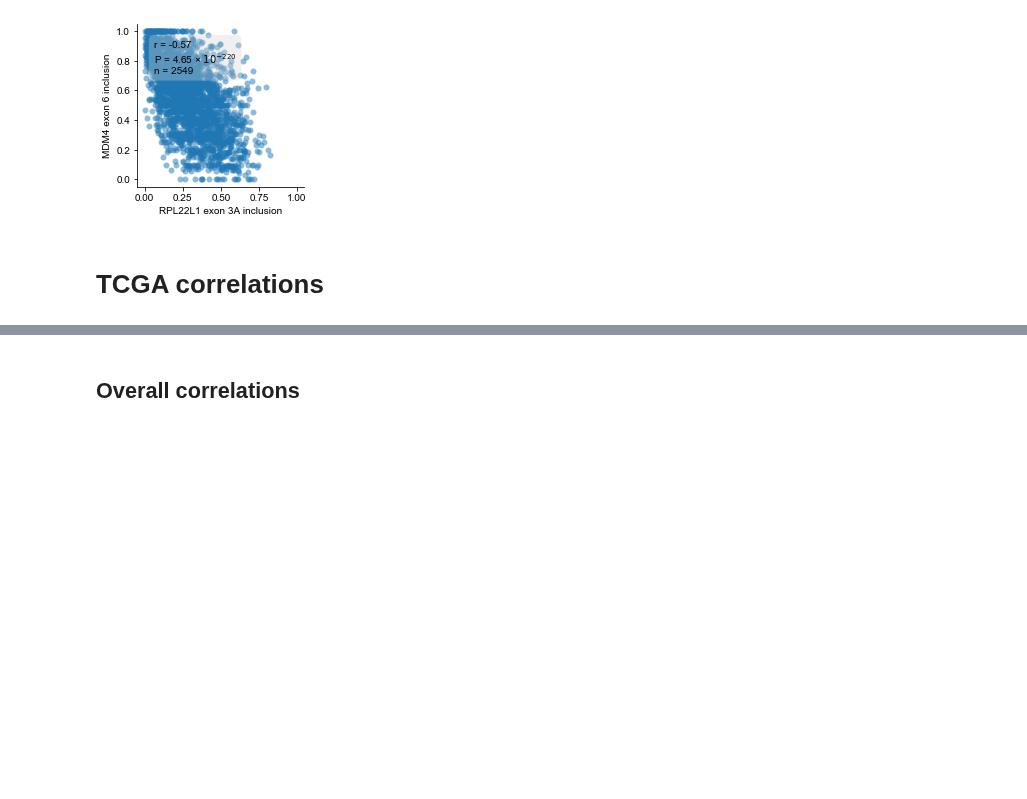
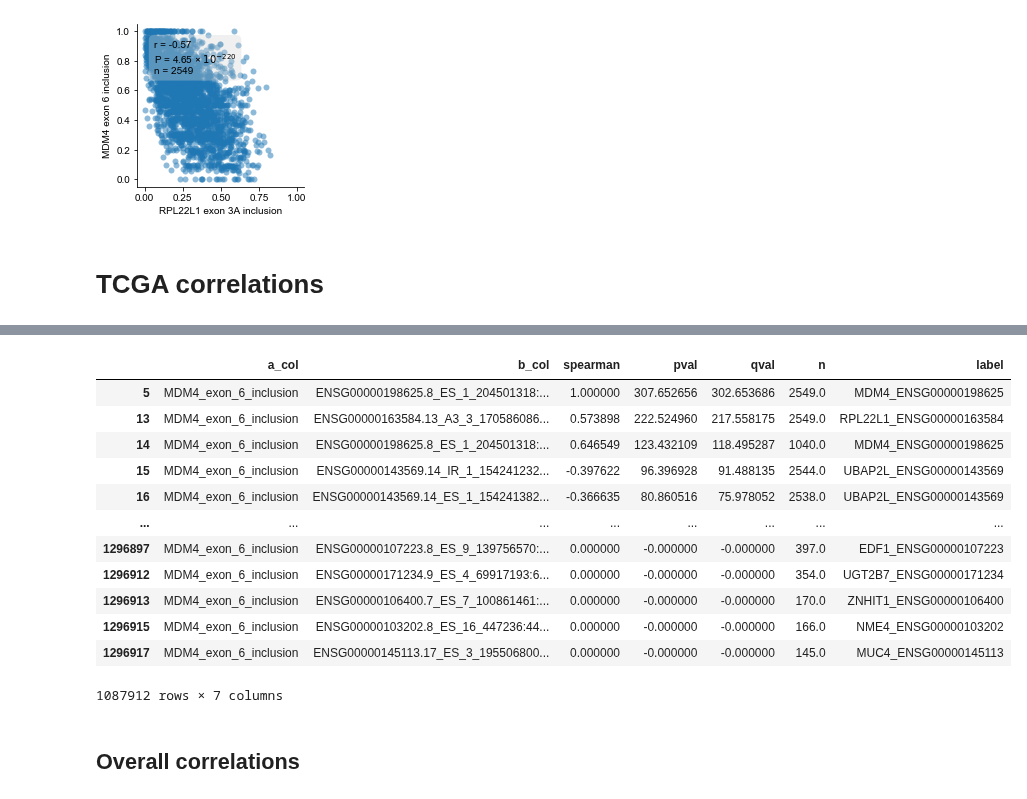
Before and after one commit to kevinhu/mdm4-splicing, a Jupyter notebook: notebooks/fig1_CCLE-TCGA-correlates.ipynb, the cells around one changed output, grey strips where cells are left out. Saved outputs shown, nothing was run; the diff lists cells and outputs as text; code cells hidden in the pictures; blank space fills up the shorter version.

```diff
--- a/notebooks/fig1_CCLE-TCGA-correlates.ipynb
+++ b/notebooks/fig1_CCLE-TCGA-correlates.ipynb
@@ -453,3 +335,19 @@ plt.show()
+# %%
+mdm4_6_exonusage_overall_corrs.
+# %% [output]
+|  | a_col | b_col | spearman | pval | qval | n | label |
+| 5 | MDM4_exon_6_inclusion | ENSG00000198625.8_ES_1_204501318:... | 1.000000 | 307.652656 | 302.653686 | 2549.0 | MDM4_ENSG00000198625 |
+| 13 | MDM4_exon_6_inclusion | ENSG00000163584.13_A3_3_170586086... | 0.573898 | 222.524960 | 217.558175 | 2549.0 | RPL22L1_ENSG00000163584 |
+| 14 | MDM4_exon_6_inclusion | ENSG00000198625.8_ES_1_204501318:... | 0.646549 | 123.432109 | 118.495287 | 1040.0 | MDM4_ENSG00000198625 |
+| 15 | MDM4_exon_6_inclusion | ENSG00000143569.14_IR_1_154241232... | -0.397622 | 96.396928 | 91.488135 | 2544.0 | UBAP2L_ENSG00000143569 |
+| 16 | MDM4_exon_6_inclusion | ENSG00000143569.14_ES_1_154241382... | -0.366635 | 80.860516 | 75.978052 | 2538.0 | UBAP2L_ENSG00000143569 |
+| ... | ... | ... | ... | ... | ... | ... | ... |
+| 1296897 | MDM4_exon_6_inclusion | ENSG00000107223.8_ES_9_139756570:... | 0.000000 | -0.000000 | -0.000000 | 397.0 | EDF1_ENSG00000107223 |
+| 1296912 | MDM4_exon_6_inclusion | ENSG00000171234.9_ES_4_69917193:6... | 0.000000 | -0.000000 | -0.000000 | 354.0 | UGT2B7_ENSG00000171234 |
+| 1296913 | MDM4_exon_6_inclusion | ENSG00000106400.7_ES_7_100861461:... | 0.000000 | -0.000000 | -0.000000 | 170.0 | ZNHIT1_ENSG00000106400 |
+| 1296915 | MDM4_exon_6_inclusion | ENSG00000103202.8_ES_16_447236:44... | 0.000000 | -0.000000 | -0.000000 | 166.0 | NME4_ENSG00000103202 |
+| 1296917 | MDM4_exon_6_inclusion | ENSG00000145113.17_ES_3_195506800... | 0.000000 | -0.000000 | -0.000000 | 145.0 | MUC4_ENSG00000145113 |
+1087912 rows × 7 columns
 # %% [markdown]
 ## Overall correlations
 # %%
```
Also changed, not shown: parts of 24 cells of this notebook, 1 other file.
